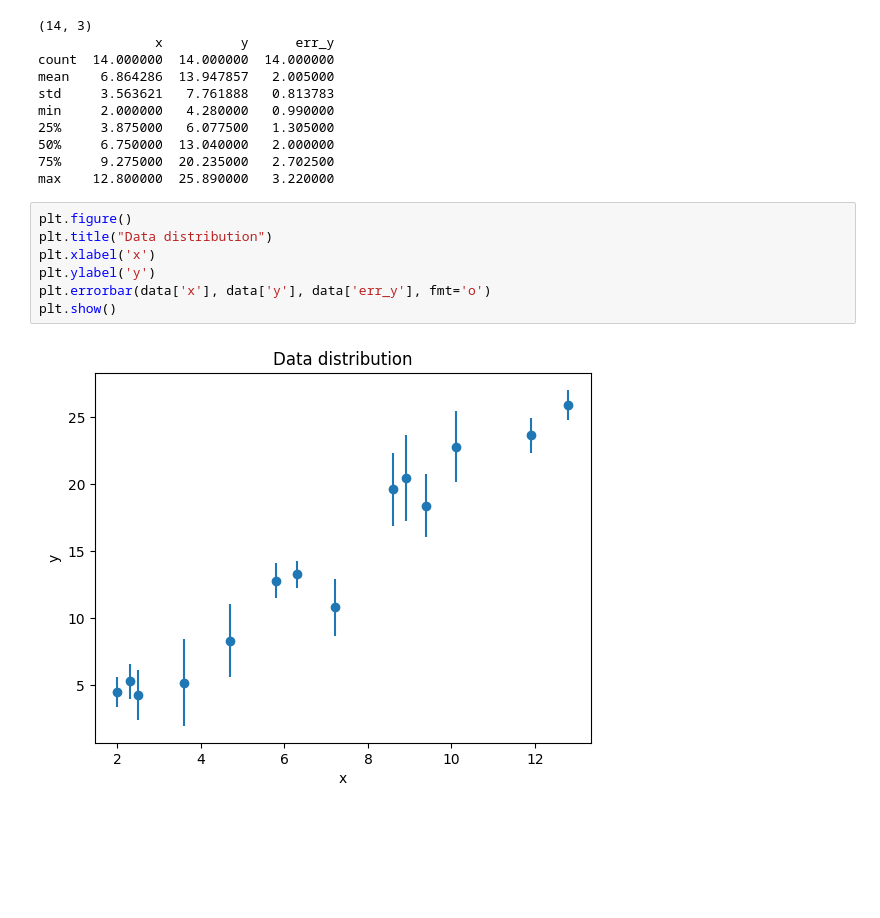
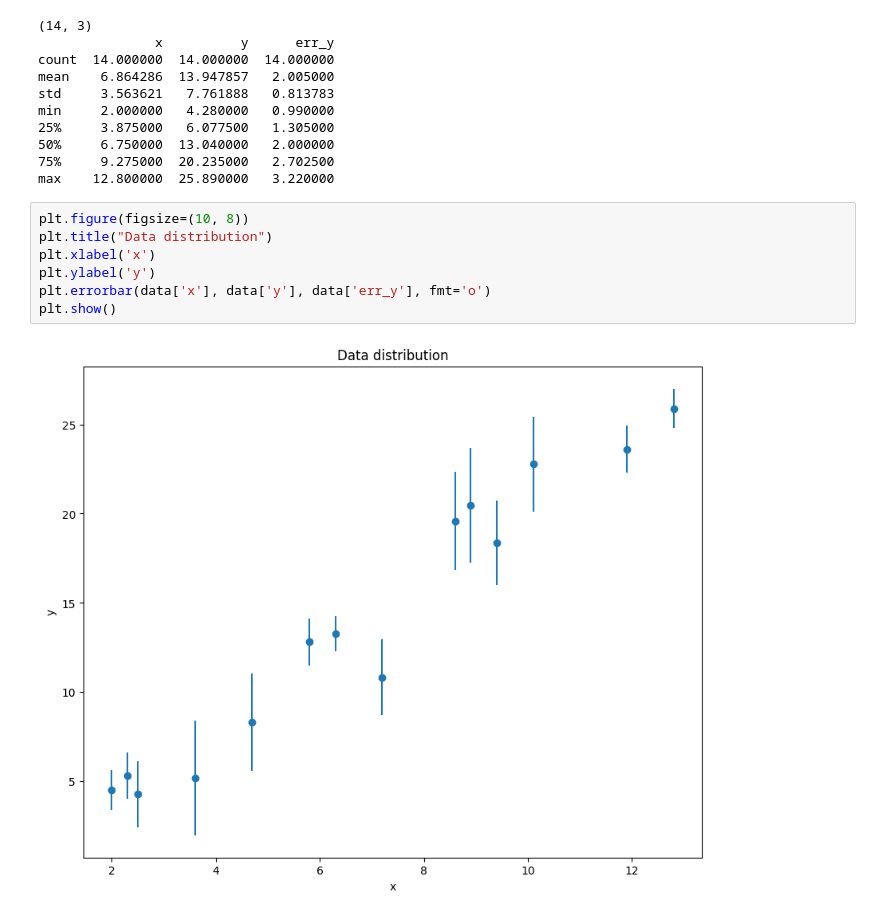
Before and after one commit to Pinchpeach/dump_file_2025, a Jupyter notebook: week13/hw17.ipynb, the cells around one changed output. Drawn from its saved outputs; the diff is of its cells as text; blank space fills up the shorter version.

```diff
--- a/week13/hw17.ipynb
+++ b/week13/hw17.ipynb
@@ -18,11 +20,11 @@ min     2.000000   4.280000   0.990000
 75%     9.275000  20.235000   2.702500
 max    12.800000  25.890000   3.220000
 # %%
-plt.figure()
+plt.figure(figsize=(10, 8))
 plt.title("Data distribution")
 plt.xlabel('x')
 plt.ylabel('y')
 plt.errorbar(data['x'], data['y'], data['err_y'], fmt='o')
 plt.show()
 # %% [output]
-[figure, old version]
+[figure, new version]
```
Also changed, not shown: parts of 6 cells of this notebook.
